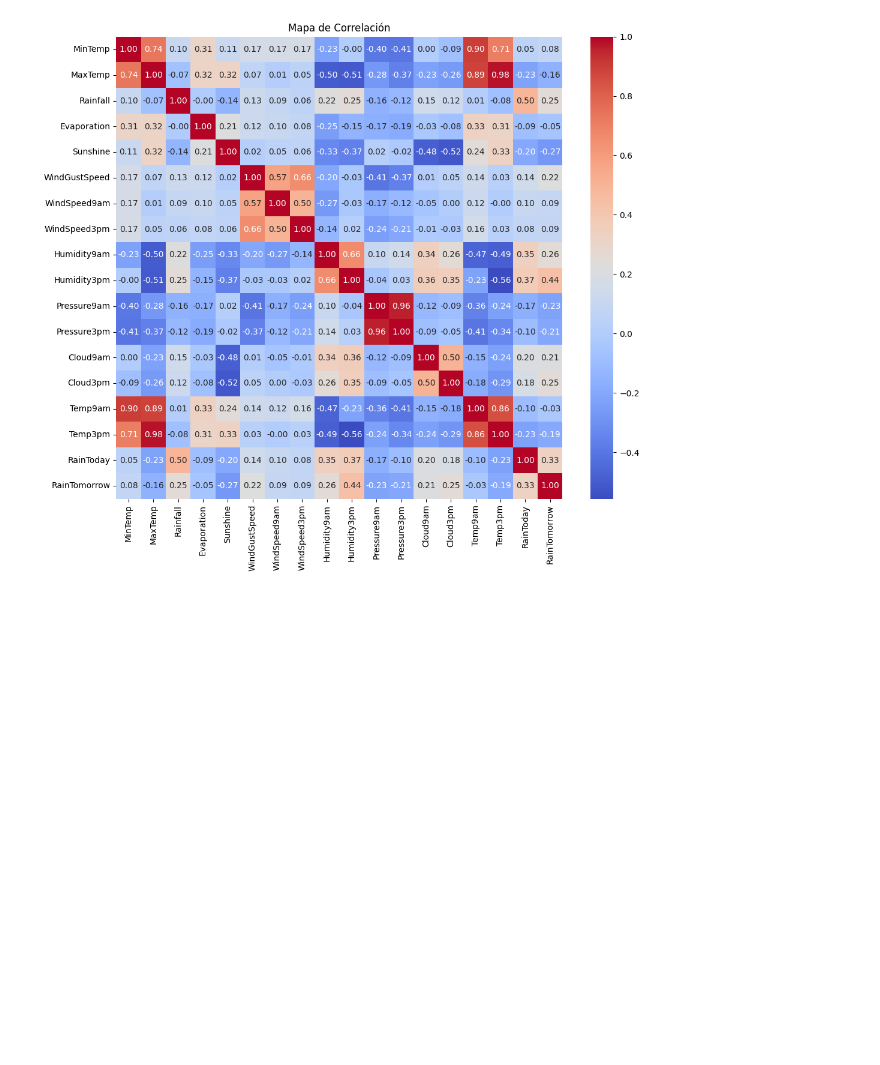
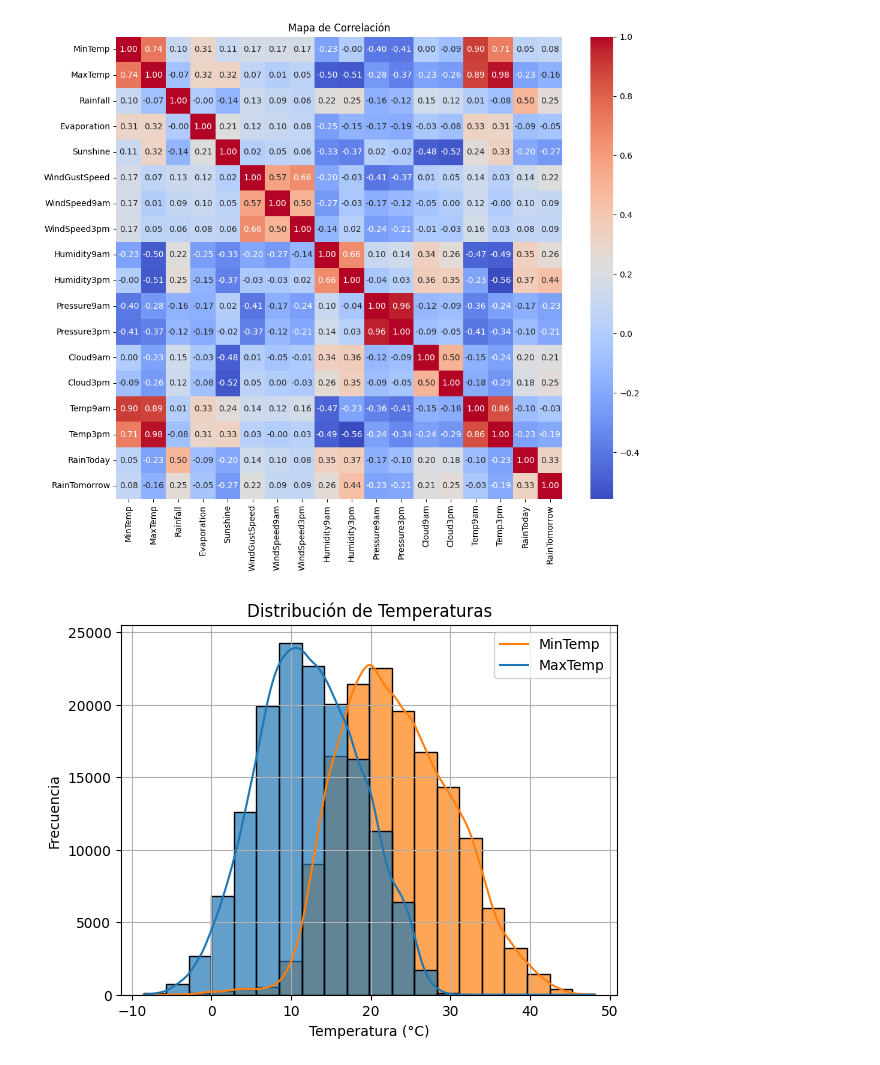
Before and after one commit to DiegoValdez10/HDT6Miner-a, a Jupyter notebook: HDT6.ipynb, the cells around one changed output. Cells and saved outputs as stored; diff of their text form; code cells hidden in the pictures; blank space fills up the shorter version.

```diff
--- a/HDT6.ipynb
+++ b/HDT6.ipynb
@@ -331,3 +331,14 @@ plt.title('Mapa de Correlación')
 plt.show()
 # %% [output]
 [figure]
+# %%
+# Visualización 1: Histograma de distribución de temperaturas
+plt.figure()
+sns.histplot(df[['MinTemp', 'MaxTemp']], bins=20, kde=True, color='skyblue', edgecolor='black', alpha=0.7)
+plt.title('Distribución de Temperaturas')
+plt.xlabel('Temperatura (°C)')
+plt.ylabel('Frecuencia')
+plt.legend(['MinTemp', 'MaxTemp'])
+plt.grid(True)
+# %% [output]
+[figure, added]
```
